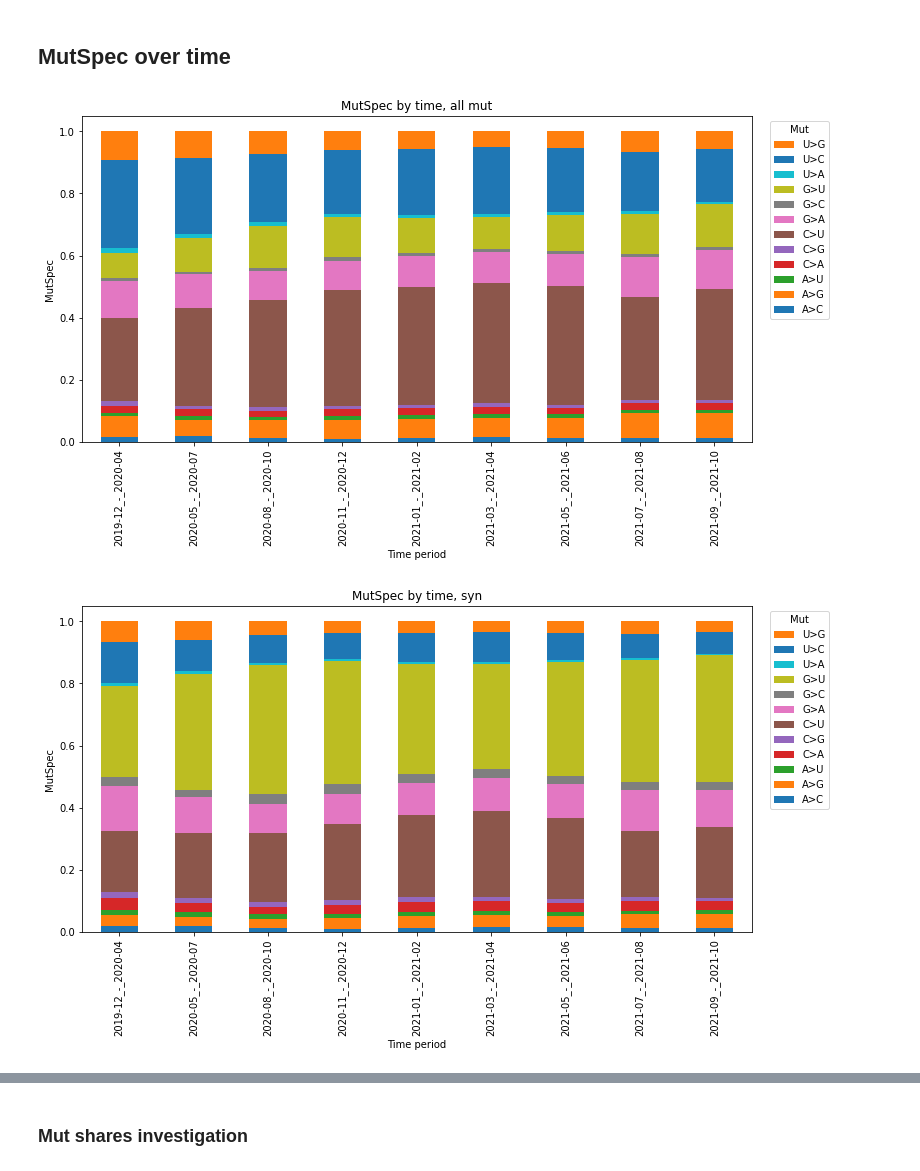
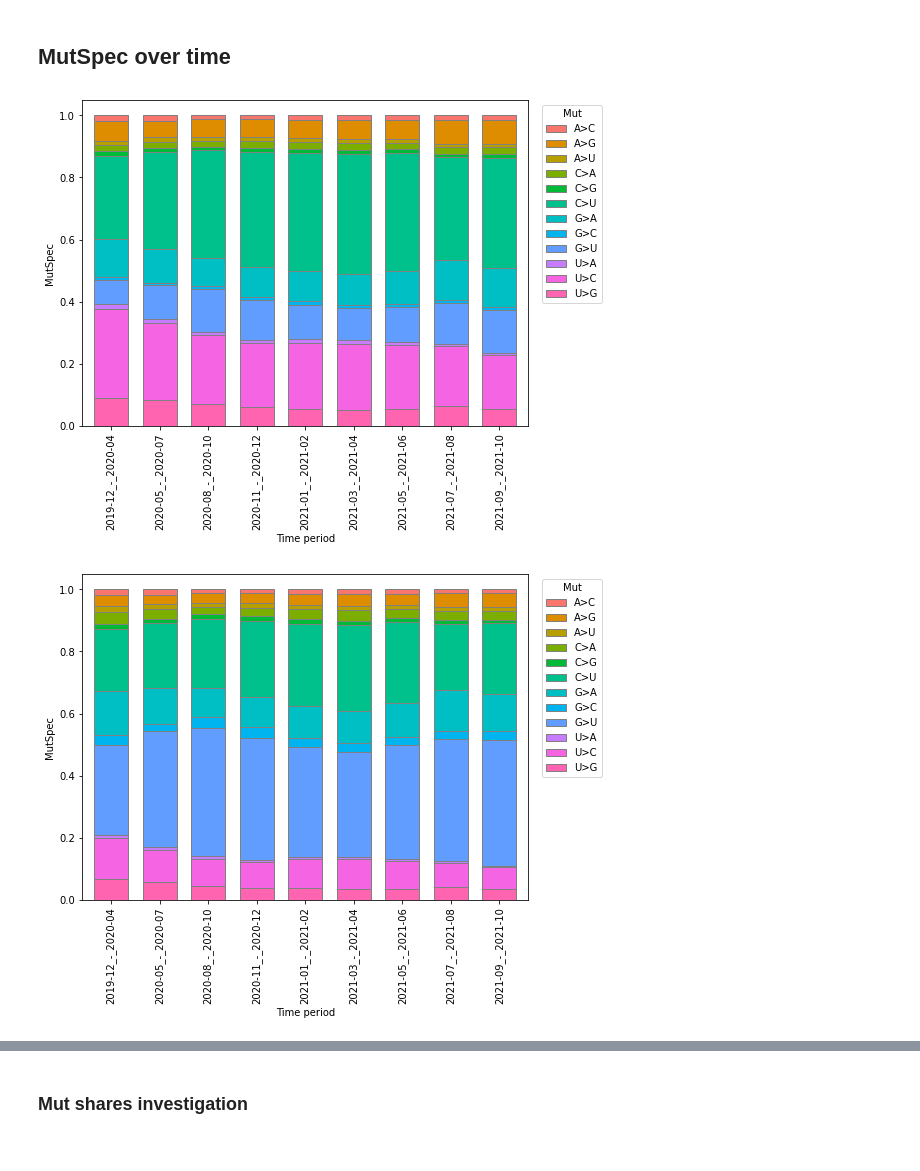
Before and after one commit to KPOTOH/sars-cov-2, a Jupyter notebook: nb/11.plot_time_mutspec.ipynb, the cells around one changed output, grey strips where cells are left out. Drawn from its saved outputs; the diff is of its cells as text; code cells hidden in the pictures.

Commit message:
beauty added to time-mutspec-plots

```diff
--- a/nb/11.plot_time_mutspec.ipynb
+++ b/nb/11.plot_time_mutspec.ipynb
@@ -10,32 +10,52 @@ import statsmodels.api as sm
 path_all = "https://raw.githubusercontent.com/VoronkaAlexandr/Sars_Cov_2_MutSpec/main/Sars_Cov_2/new_data/data_obtained/MutChange_12spec_normed_one.csv"
 path_syn = "https://raw.githubusercontent.com/VoronkaAlexandr/Sars_Cov_2_MutSpec/main/Sars_Cov_2/new_data/data_obtained/MutChange_12spec_SYN_normed_byone.csv"
 path_ff = "https://raw.githubusercontent.com/VoronkaAlexandr/Sars_Cov_2_MutSpec/main/Sars_Cov_2/new_data/data_obtained/MutChange_12spec_FF_normed_byone.csv"
+# %%
+colors = [
+    "#f8766d",
+    "#de8c00",
+    "#b79f00",
+    "#7cae00",
+    "#00ba38",
+    "#00c08b",
+    "#00bfc4",
+    "#00b4f0",
+    "#619cff",
+    "#c77cff",
+    "#f564e3",
+    "#ff64b0",
+]
+colors = list(map(str.upper, colors))[::-1]
 # %%
-def plot_time_mutspec(time_mutspec, outpath=None, label=""):
-    fig, ax = plt.subplots(1, 1, figsize=(12, 6))
-    time_mutspec.plot(kind='bar', stacked=True, ax=ax, )  # colormap="turbo"
+def plot_time_mutspec(time_mutspec, outpath=None, label="", title=False):
+    fig, ax = plt.subplots(1, 1, figsize=(8, 6))
+    time_mutspec.plot(kind='bar', stacked=True, ax=ax, color=colors, edgecolor="gray", width=0.7)
     handles, labels = ax.get_legend_handles_labels()
     ax.legend(handles[::-1], labels[::-1], title='Mut', loc='upper left', bbox_to_anchor=(1.02,1))
     ax.set_xlabel("Time period")
     ax.set_ylabel("MutSpec")
-    ax.set_title("MutSpec by time, " + label);
+    if title:
+        ax.set_title("MutSpec by time, " + label);
     if outpath is not None:
         fig.savefig(outpath, bbox_inches="tight", pad_inches=.5)
     plt.show()
 # %%
 mutspec = pd.read_csv(path_all, index_col=0)
 time_mutspec_all = mutspec.pivot("variable", "NucSubst", "value")
 # time_mutspec = time_mutspec.iloc[:, np.argsort(time_mutspec.values[0])]
 
-plot_time_mutspec(time_mutspec_all, "../figures/mutspec_by_time_all.jpg", "all mut")
+plot_time_mutspec(time_mutspec_all[time_mutspec_all.columns[::-1]], "../figures/mutspec_by_time_all.svg", "all mut")
 # %% [output]
-[figure, old version]
+[figure, new version]
 # %%
 mutspec = pd.read_csv(path_syn, index_col=0)
 time_mutspec_syn = mutspec.pivot("variable", "NucSubst", "value")
-plot_time_mutspec(time_mutspec_syn, "../figures/mutspec_by_time_syn.jpg", "syn")
+plot_time_mutspec(
+    time_mutspec_syn[time_mutspec_syn.columns[::-1]],
+    "../figures/mutspec_by_time_syn.svg", "syn"
+)
 # %% [output]
-[figure, old version]
+[figure, new version]
 # %%
 mutspec = pd.read_csv(path_ff, index_col=0)
 time_mutspec_ff = mutspec.pivot("variable", "NucSubst", "value")
```
Also changed, not shown: parts of 6 cells of this notebook, 11 other files.
